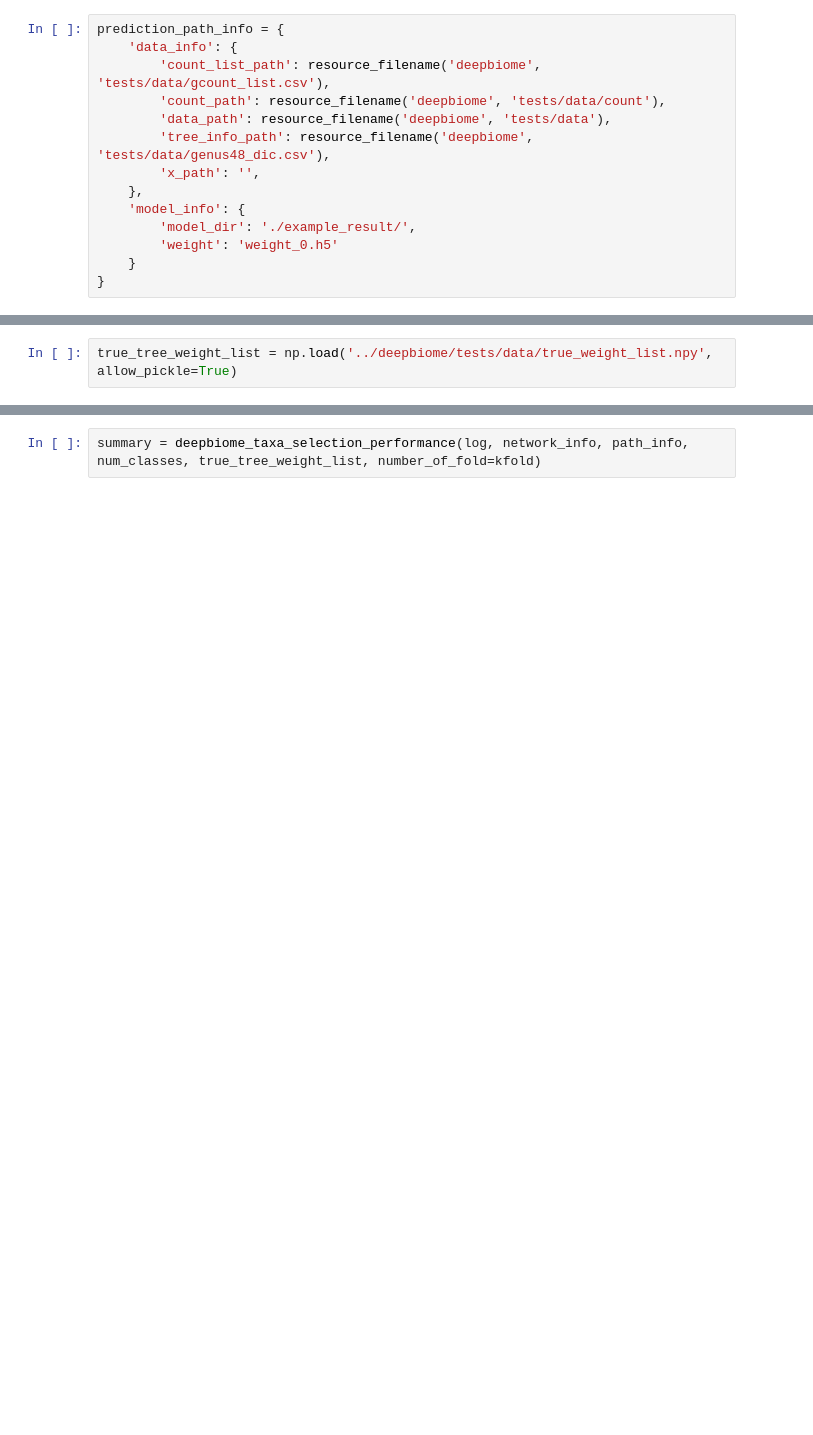
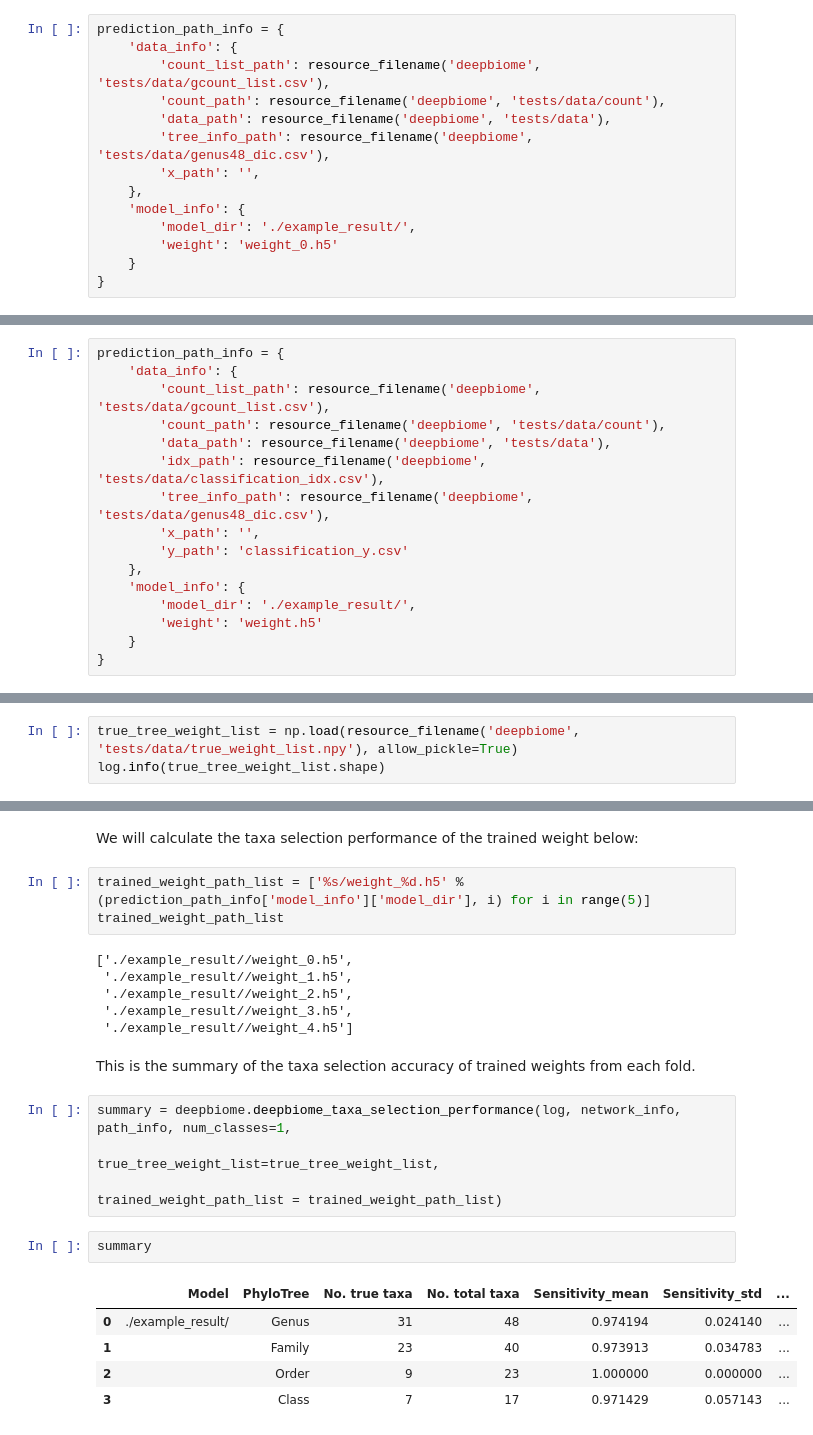
Before and after one commit to Young-won/deepbiome, a Jupyter notebook: docs/source/example_with_the_list_of_inputs.ipynb, the cells around one changed output, grey strips where cells are left out. Saved outputs shown, nothing was run; the diff lists cells and outputs as text; blank space fills up the shorter version.

```diff
--- a/docs/source/example_with_the_list_of_inputs.ipynb
+++ b/docs/source/example_with_the_list_of_inputs.ipynb
@@ -1089,0 +1052,16 @@ array([[0.78781545],
+# %%
+prediction_path_info = {
+    'data_info': {
+        'count_list_path': resource_filename('deepbiome', 'tests/data/gcount_list.csv'),
+        'count_path': resource_filename('deepbiome', 'tests/data/count'),
+        'data_path': resource_filename('deepbiome', 'tests/data'),
+        'idx_path': resource_filename('deepbiome', 'tests/data/classification_idx.csv'),
+        'tree_info_path': resource_filename('deepbiome', 'tests/data/genus48_dic.csv'),
+        'x_path': '',
+        'y_path': 'classification_y.csv'
+    },
+    'model_info': {
+        'model_dir': './example_result/',
+        'weight': 'weight.h5'
+    }
+}
@@ -1090,2 +1196,3 @@ array([[0.78781545],
 # %%
-true_tree_weight_list = np.load('../deepbiome/tests/data/true_weight_list.npy', allow_pickle=True)
+true_tree_weight_list = np.load(resource_filename('deepbiome', 'tests/data/true_weight_list.npy'), allow_pickle=True)
+log.info(true_tree_weight_list.shape)
@@ -1092,2 +1207,25 @@ true_tree_weight_list = np.load('../deepbiome/tests/data/true_weight_list.npy',
+# %% [markdown]
+We will calculate the taxa selection performance of the trained weight below:
+# %%
+trained_weight_path_list = ['%s/weight_%d.h5' % (prediction_path_info['model_info']['model_dir'], i) for i in range(5)]
+trained_weight_path_list
+# %% [output]
+['./example_result//weight_0.h5',
+ './example_result//weight_1.h5',
+ './example_result//weight_2.h5',
+ './example_result//weight_3.h5',
+ './example_result//weight_4.h5']
+# %% [markdown]
+This is the summary of the taxa selection accuracy of trained weights from each fold.
 # %%
-summary = deepbiome_taxa_selection_performance(log, network_info, path_info, num_classes, true_tree_weight_list, number_of_fold=kfold)
+summary = deepbiome.deepbiome_taxa_selection_performance(log, network_info, path_info, num_classes=1,
+                                                         true_tree_weight_list=true_tree_weight_list,
+                                                         trained_weight_path_list = trained_weight_path_list)
+# %%
+summary
+# %% [output]
+|  | Model | PhyloTree | No. true taxa | No. total taxa | Sensitivity_mean | Sensitivity_std | ... |
+| 0 | ./example_result/ | Genus | 31 | 48 | 0.974194 | 0.024140 | ... |
+| 1 |  | Family | 23 | 40 | 0.973913 | 0.034783 | ... |
+| 2 |  | Order | 9 | 23 | 1.000000 | 0.000000 | ... |
+| 3 |  | Class | 7 | 17 | 0.971429 | 0.057143 | ... |
```
Also changed, not shown: parts of 56 cells of this notebook, 5 other files.
